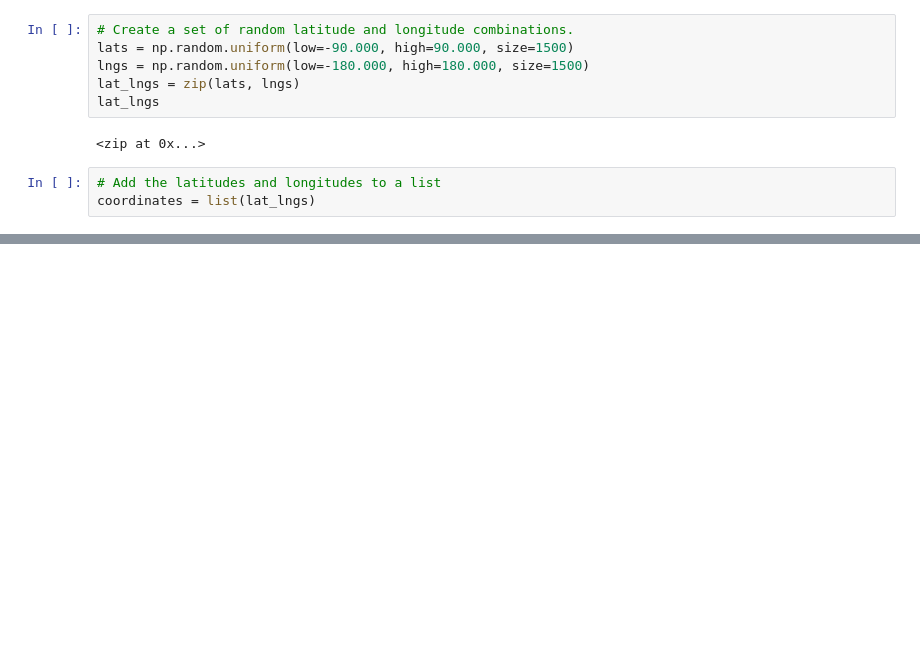
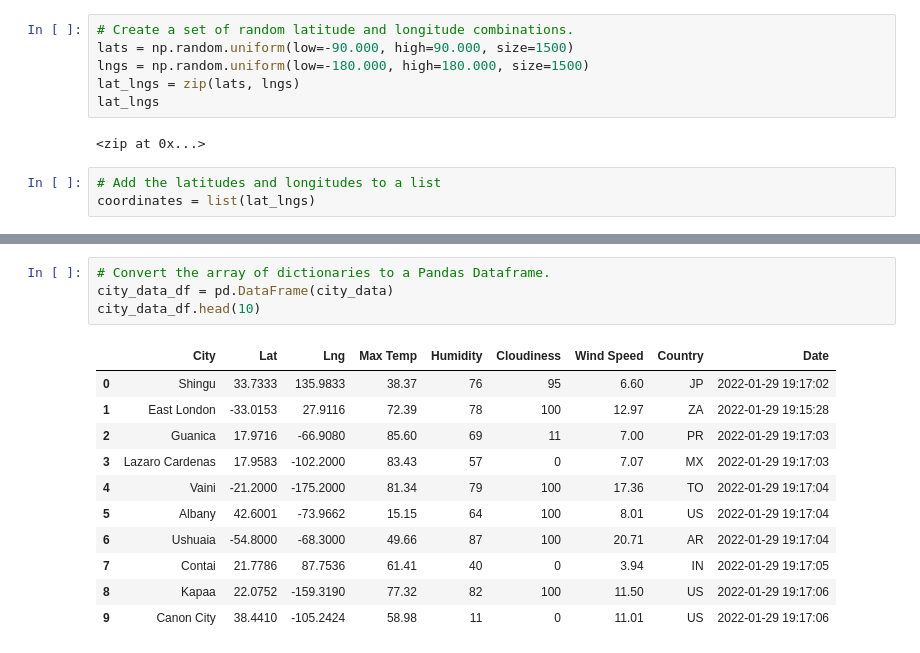
Before and after one commit to dkleitsch/World_Weather_Analysis, a Jupyter notebook: WeatherPy.ipynb, the cells around one changed output, grey strips where cells are left out. Saved outputs shown, nothing was run; the diff lists cells and outputs as text; blank space fills up the shorter version.

```diff
--- a/WeatherPy.ipynb
+++ b/WeatherPy.ipynb
@@ -32,0 +119,16 @@ len(cities)
+# %%
+# Convert the array of dictionaries to a Pandas Dataframe.
+city_data_df = pd.DataFrame(city_data)
+city_data_df.head(10)
+# %% [output]
+|  | City | Lat | Lng | Max Temp | Humidity | Cloudiness | Wind Speed | Country | Date |
+| 0 | Shingu | 33.7333 | 135.9833 | 38.37 | 76 | 95 | 6.60 | JP | 2022-01-29 19:17:02 |
+| 1 | East London | -33.0153 | 27.9116 | 72.39 | 78 | 100 | 12.97 | ZA | 2022-01-29 19:15:28 |
+| 2 | Guanica | 17.9716 | -66.9080 | 85.60 | 69 | 11 | 7.00 | PR | 2022-01-29 19:17:03 |
+| 3 | Lazaro Cardenas | 17.9583 | -102.2000 | 83.43 | 57 | 0 | 7.07 | MX | 2022-01-29 19:17:03 |
+| 4 | Vaini | -21.2000 | -175.2000 | 81.34 | 79 | 100 | 17.36 | TO | 2022-01-29 19:17:04 |
+| 5 | Albany | 42.6001 | -73.9662 | 15.15 | 64 | 100 | 8.01 | US | 2022-01-29 19:17:04 |
+| 6 | Ushuaia | -54.8000 | -68.3000 | 49.66 | 87 | 100 | 20.71 | AR | 2022-01-29 19:17:04 |
+| 7 | Contai | 21.7786 | 87.7536 | 61.41 | 40 | 0 | 3.94 | IN | 2022-01-29 19:17:05 |
+| 8 | Kapaa | 22.0752 | -159.3190 | 77.32 | 82 | 100 | 11.50 | US | 2022-01-29 19:17:06 |
+| 9 | Canon City | 38.4410 | -105.2424 | 58.98 | 11 | 0 | 11.01 | US | 2022-01-29 19:17:06 |
```
Also changed, not shown: parts of 6 cells of this notebook, 4 other files.
